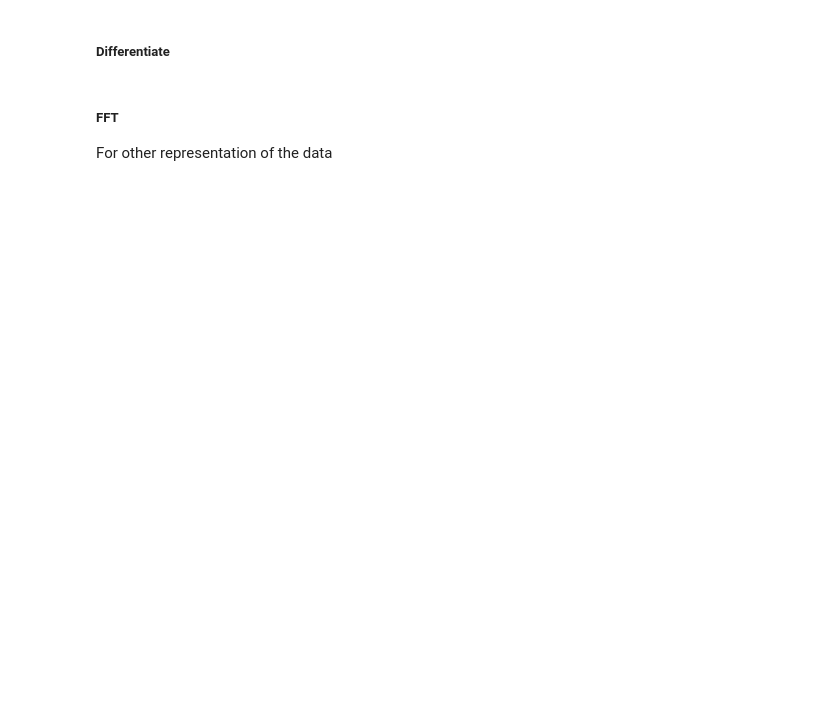
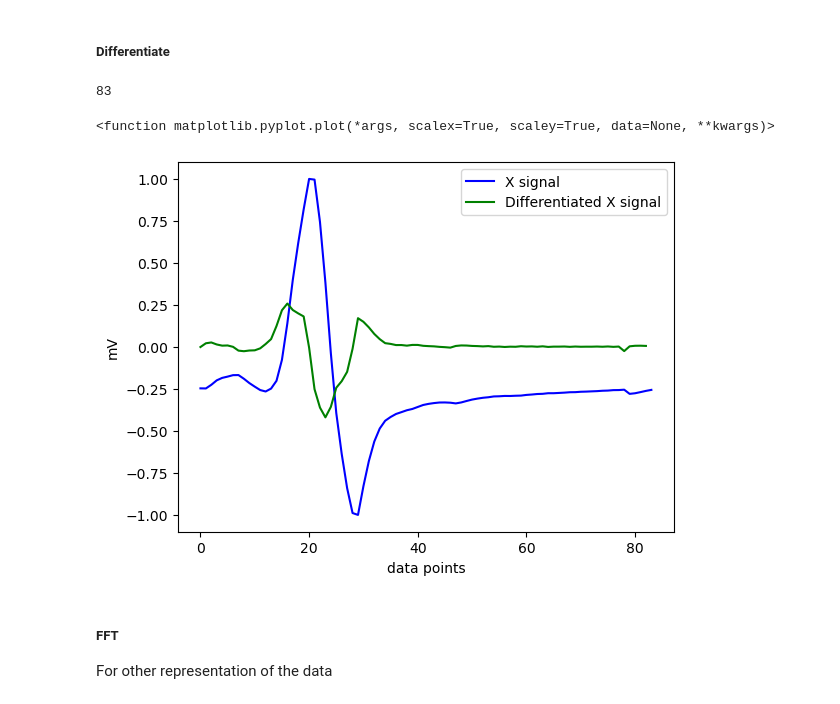
Before and after one commit to johannefranck/MEP, a Jupyter notebook: main.ipynb, the cells around one changed output. Drawn from its saved outputs; the diff is of its cells as text; code cells hidden in the pictures; blank space fills up the shorter version.

```diff
--- a/main.ipynb
+++ b/main.ipynb
@@ -99,6 +111,24 @@ tot_scores_mean = np.mean(tot_scores)
 # %%
 # Diffentiate X, Note that the first element of each row will be lost after differentiation since there is no previous element to calculate the difference with.    X_diff = np.diff(X, axis=1)
 X_diff = np.diff(X, axis=1)
+X_diff_norm = np.diff(X_norm, axis=0)
+#X_diff_amplitude = np.diff(X_amplitude, axis=1)
+#X_diff_latency = np.diff(X_latency, axis=1)
+
+#print(len(X_diff[:,0]))
+#plt.plot(X_diff[:,0])
+#plt.show()
+print(len(X_diff_norm[:,0]))
+plt.plot(X_norm[:,124],color = "blue",label = "X signal")
+plt.plot(X_diff_norm[:,124], color = "green", label = "Differentiated X signal")
+plt.xlabel("data points")
+plt.ylabel("mV")
+plt.legend()
+plt.plot
+# %% [output]
+83
+<function matplotlib.pyplot.plot(*args, scalex=True, scaley=True, data=None, **kwargs)>
+[figure, added]
 # %% [markdown]
 ##### FFT
 For other representation of the data
```
Also changed, not shown: parts of 9 cells of this notebook, 1 other file.
